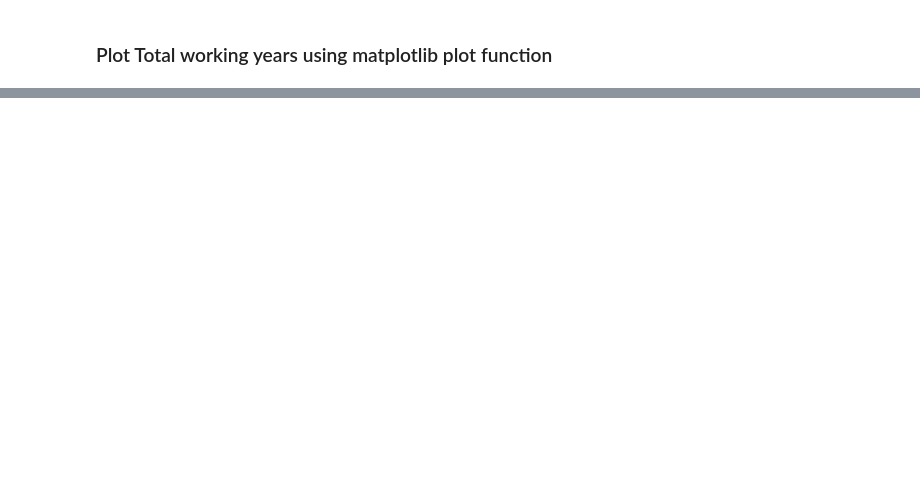
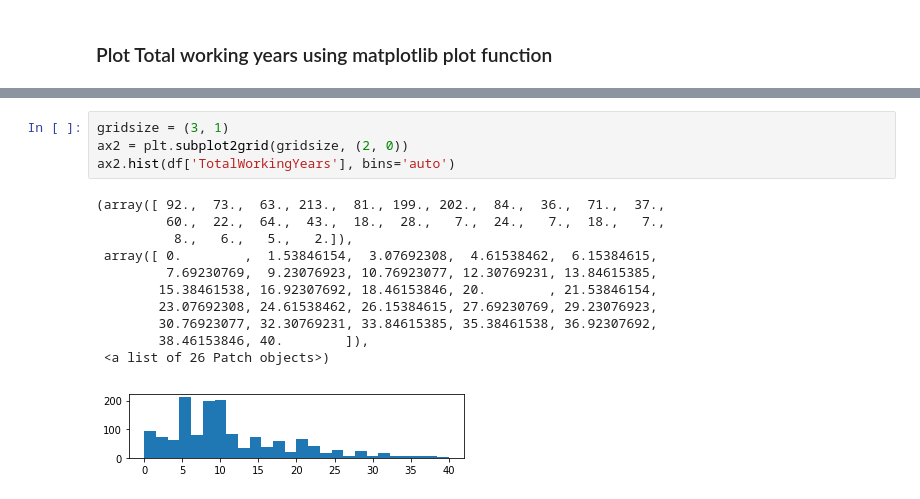
Before and after one commit to anshumansingh229/GreatLex, a Jupyter notebook: R1-Lab-External_Questions.ipynb, the cells around one changed output, grey strips where cells are left out. Cells and saved outputs as stored; diff of their text form; blank space fills up the shorter version.

```diff
--- a/R1-Lab-External_Questions.ipynb
+++ b/R1-Lab-External_Questions.ipynb
@@ -362,0 +561,16 @@ ValueError: could not convert string to float: 'Individual'
+# %%
+gridsize = (3, 1)
+ax2 = plt.subplot2grid(gridsize, (2, 0))
+ax2.hist(df['TotalWorkingYears'], bins='auto')
+# %% [output]
+(array([ 92.,  73.,  63., 213.,  81., 199., 202.,  84.,  36.,  71.,  37.,
+         60.,  22.,  64.,  43.,  18.,  28.,   7.,  24.,   7.,  18.,   7.,
+          8.,   6.,   5.,   2.]),
+ array([ 0.        ,  1.53846154,  3.07692308,  4.61538462,  6.15384615,
+         7.69230769,  9.23076923, 10.76923077, 12.30769231, 13.84615385,
+        15.38461538, 16.92307692, 18.46153846, 20.        , 21.53846154,
+        23.07692308, 24.61538462, 26.15384615, 27.69230769, 29.23076923,
+        30.76923077, 32.30769231, 33.84615385, 35.38461538, 36.92307692,
+        38.46153846, 40.        ]),
+ <a list of 26 Patch objects>)
+[figure, added]
```
Also changed, not shown: parts of 17 cells of this notebook.
